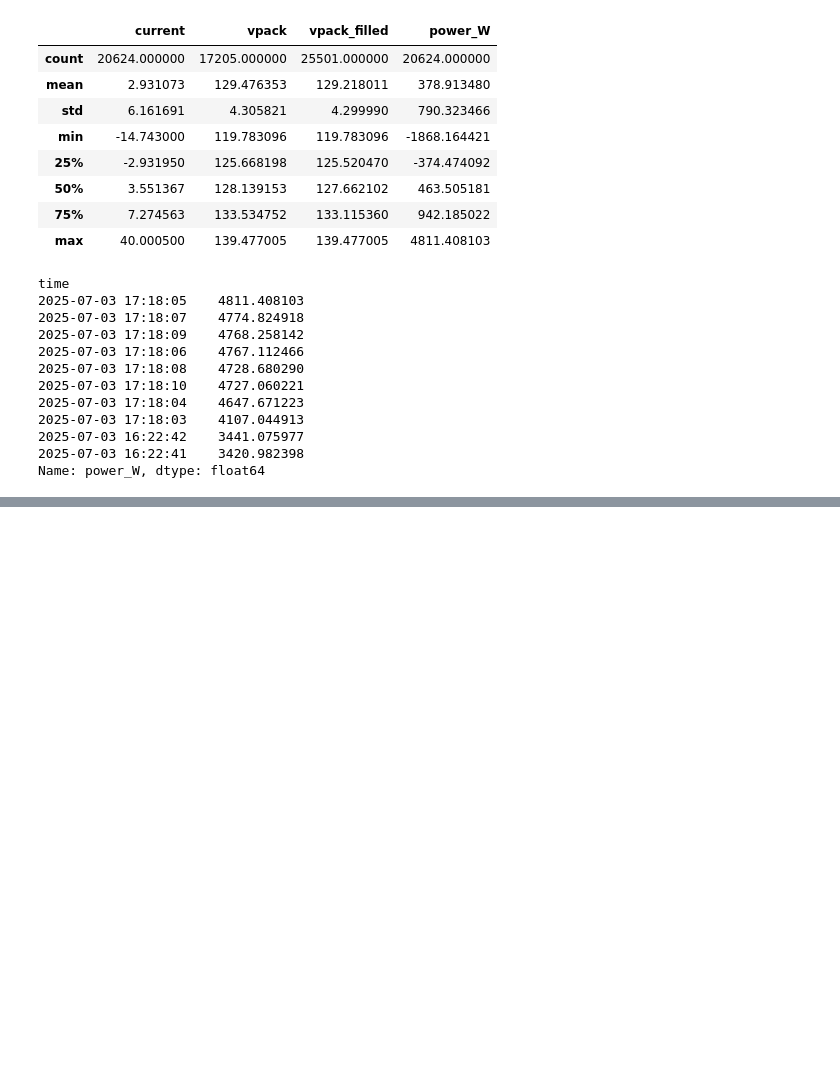
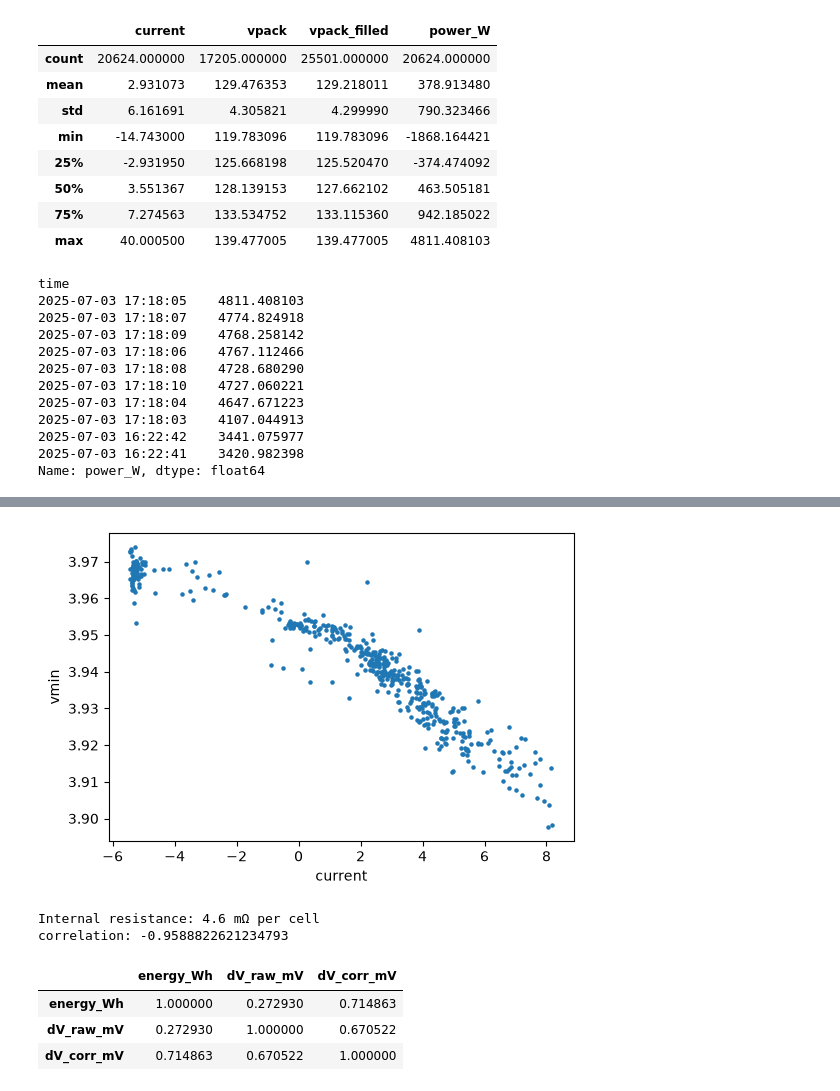
Before and after one commit to jiachengw-sf/calsol_data_analysis, a Jupyter notebook: q1_analysis.ipynb, the cells around one changed output, grey strips where cells are left out. Saved outputs shown, nothing was run; the diff lists cells and outputs as text; code cells hidden in the pictures; blank space fills up the shorter version.

```diff
--- a/q1_analysis.ipynb
+++ b/q1_analysis.ipynb
@@ -362,0 +418,30 @@ Name: power_W, dtype: float64
+# %%
+w = df.loc["2025-07-03 12:20":"2025-07-03 12:30", ["current", "vmin"]].dropna()
+w.plot.scatter(x="current", y="vmin", s=5, figsize=(6, 4))
+plt.show()
+# %% [output]
+[figure, added]
+# %%
+x = df[["vmin", "current"]].dropna().copy()
+x["v_fast"] = x["vmin"] - x["vmin"].rolling(121, center=True, min_periods=30).median()
+x["i_fast"] = x["current"] - x["current"].rolling(121, center=True, min_periods=30).median()
+x = x.dropna()
+
+slope, intercept = np.polyfit(x["i_fast"], x["v_fast"], 1)
+R_cell = -slope
+print(f"Internal resistance: {R_cell * 1000:.1f} mΩ per cell")
+print("correlation:", np.corrcoef(x["i_fast"], x["v_fast"])[0, 1])
+# %% [output]
+Internal resistance: 4.6 mΩ per cell
+correlation: -0.9588822621234793
+# %%
+df["vmin_corr"] = df["vmin"] + R_cell * df["current"]
+in_race = df[df["lap"] > 0]
+per_lap["dV_corr_mV"] = in_race.groupby("lap")["vmin_corr"].apply(voltage_drop_mV)
+
+per_lap[per_lap["coverage"] >= 0.8][["energy_Wh", "dV_raw_mV", "dV_corr_mV"]].corr()
+# %% [output]
+|  | energy_Wh | dV_raw_mV | dV_corr_mV |
+| energy_Wh | 1.000000 | 0.272930 | 0.714863 |
+| dV_raw_mV | 0.272930 | 1.000000 | 0.670522 |
+| dV_corr_mV | 0.714863 | 0.670522 | 1.000000 |
```
Also changed, not shown: parts of 4 cells of this notebook.
